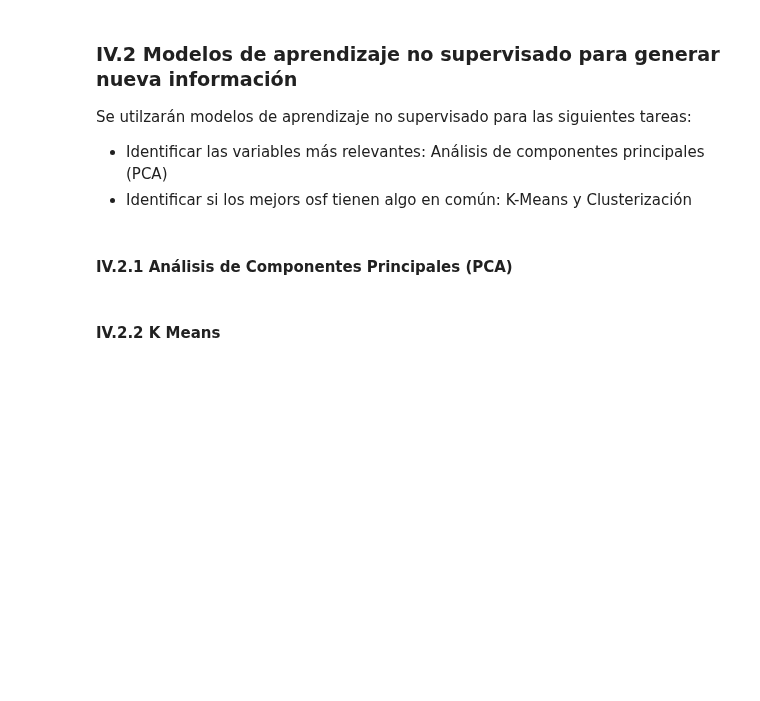
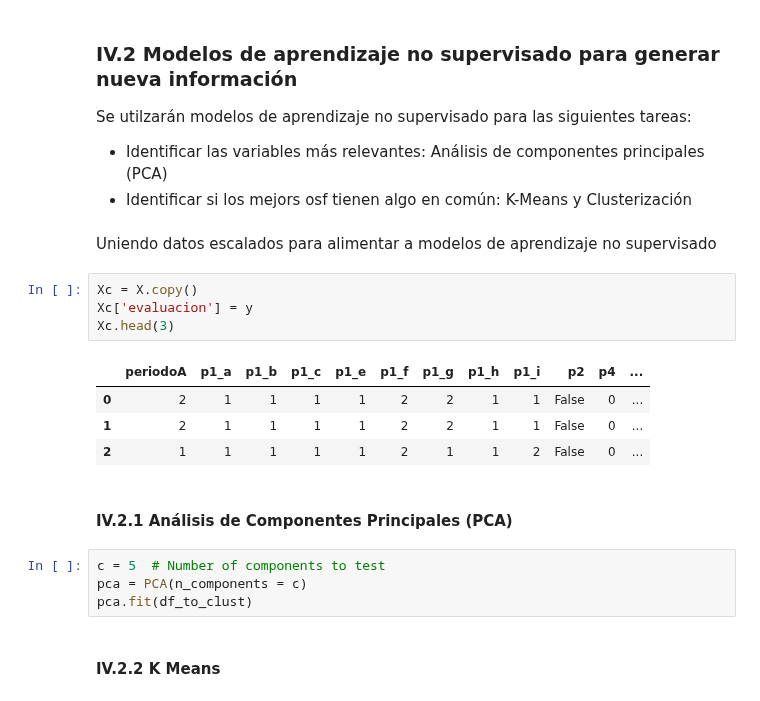
Before and after one commit to EstebanPerez25/ACD-Modelo_predictivo_de_satisfacion, a Jupyter notebook: Modelo_predictivo_de_satisfacción.ipynb, the cells around one changed output. Drawn from its saved outputs; the diff is of its cells as text; blank space fills up the shorter version.

```diff
--- a/Modelo_predictivo_de_satisfacción.ipynb
+++ b/Modelo_predictivo_de_satisfacción.ipynb
@@ -1275,7 +1275,22 @@ Se utilzarán modelos de aprendizaje no supervisado para las siguientes tareas:
 
 * Identificar las variables más relevantes: Análisis de componentes principales (PCA)
 * Identificar si los mejors osf tienen algo en común: K-Means y Clusterización
+# %% [markdown]
+Uniendo datos escalados para alimentar a modelos de aprendizaje no supervisado
+# %%
+Xc = X.copy()
+Xc['evaluacion'] = y
+Xc.head(3)
+# %% [output]
+|  | periodoA | p1_a | p1_b | p1_c | p1_e | p1_f | p1_g | p1_h | p1_i | p2 | p4 | ... |
+| 0 | 2 | 1 | 1 | 1 | 1 | 2 | 2 | 1 | 1 | False | 0 | ... |
+| 1 | 2 | 1 | 1 | 1 | 1 | 2 | 2 | 1 | 1 | False | 0 | ... |
+| 2 | 1 | 1 | 1 | 1 | 1 | 2 | 1 | 1 | 2 | False | 0 | ... |
 # %% [markdown]
 #### IV.2.1 Análisis de Componentes Principales (PCA)
+# %%
+c = 5  # Number of components to test
+pca = PCA(n_components = c)
+pca.fit(df_to_clust)
 # %% [markdown]
 #### IV.2.2 K Means
```
Also changed, not shown: parts of 2 cells of this notebook.
